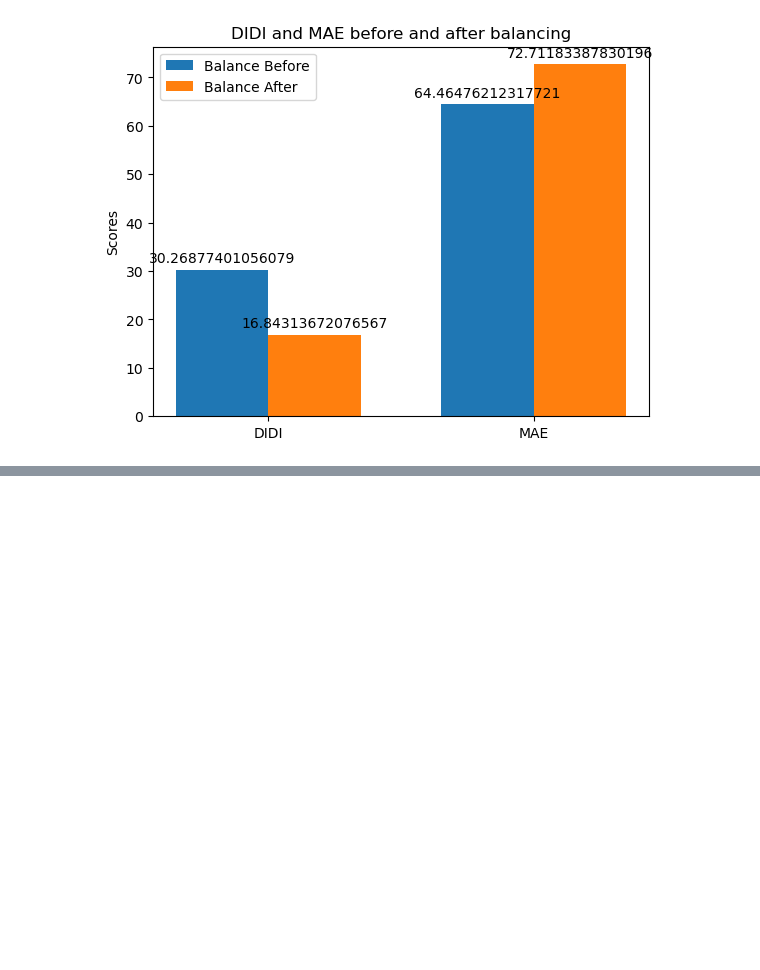
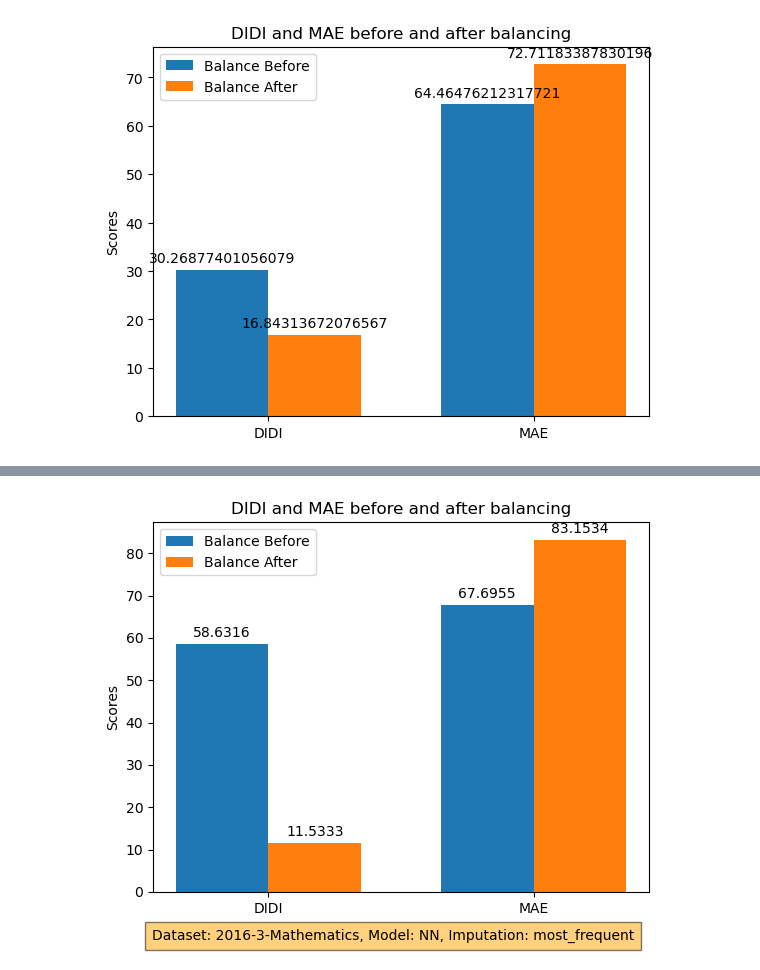
Before and after one commit to soulofshadow/zeng-AIIproject-AI_Assisted_Identification_of_Disadvantaged_Students, a Jupyter notebook: Project.ipynb, the cells around one changed output, grey strips where cells are left out. Cells and saved outputs as stored; diff of their text form; code cells hidden in the pictures; blank space fills up the shorter version.

```diff
--- a/Project.ipynb
+++ b/Project.ipynb
@@ -261,0 +383,40 @@ plt.show()
+# %%
+#additional attempt for NN model using GPU
+
+labels = ['DIDI', 'MAE']
+before_balancing = [58.6316, 67.6955]
+after_balancing = [11.5333, 83.1534]
+
+x = np.arange(len(labels))
+width = 0.35
+
+fig, ax = plt.subplots()
+bars1 = ax.bar(x - width/2, before_balancing, width, label='Balance Before')
+bars2 = ax.bar(x + width/2, after_balancing, width, label='Balance After')
+
+ax.set_ylabel('Scores')
+ax.set_title('DIDI and MAE before and after balancing')
+ax.set_xticks(x)
+ax.set_xticklabels(labels)
+ax.legend()
+
+def add_labels(bars):
+    for bar in bars:
+        height = bar.get_height()
+        ax.annotate('{}'.format(height),
+                    xy=(bar.get_x() + bar.get_width() / 2, height),
+                    xytext=(0, 3),
+                    textcoords="offset points",
+                    ha='center', va='bottom')
+
+add_labels(bars1)
+add_labels(bars2)
+
+
+dataset = "2016-3-Mathematics"
+algorithm = "NN"
+plt.figtext(0.5, 0.01, f"Dataset: {dataset}, Model: {algorithm}, Imputation: most_frequent", ha="center", fontsize=10, bbox={"facecolor":"orange", "alpha":0.5, "pad":5})
+
+plt.show()
+# %% [output]
+[figure, added]
```
Also changed, not shown: parts of 21 cells of this notebook.
